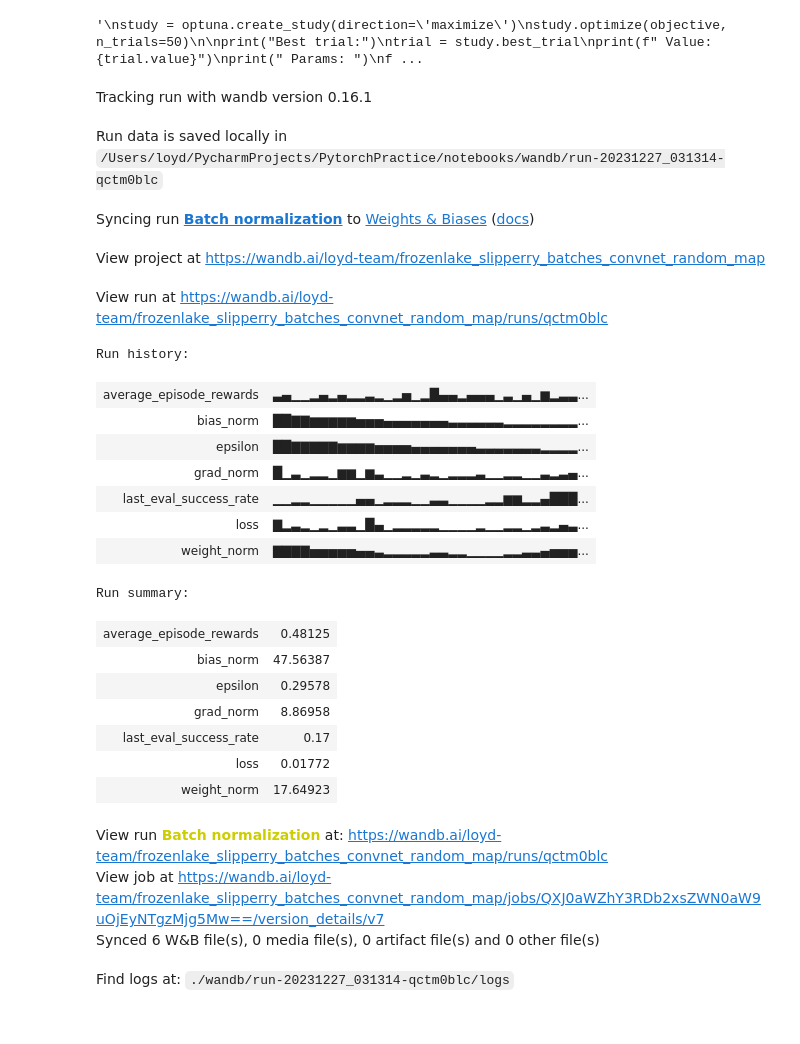
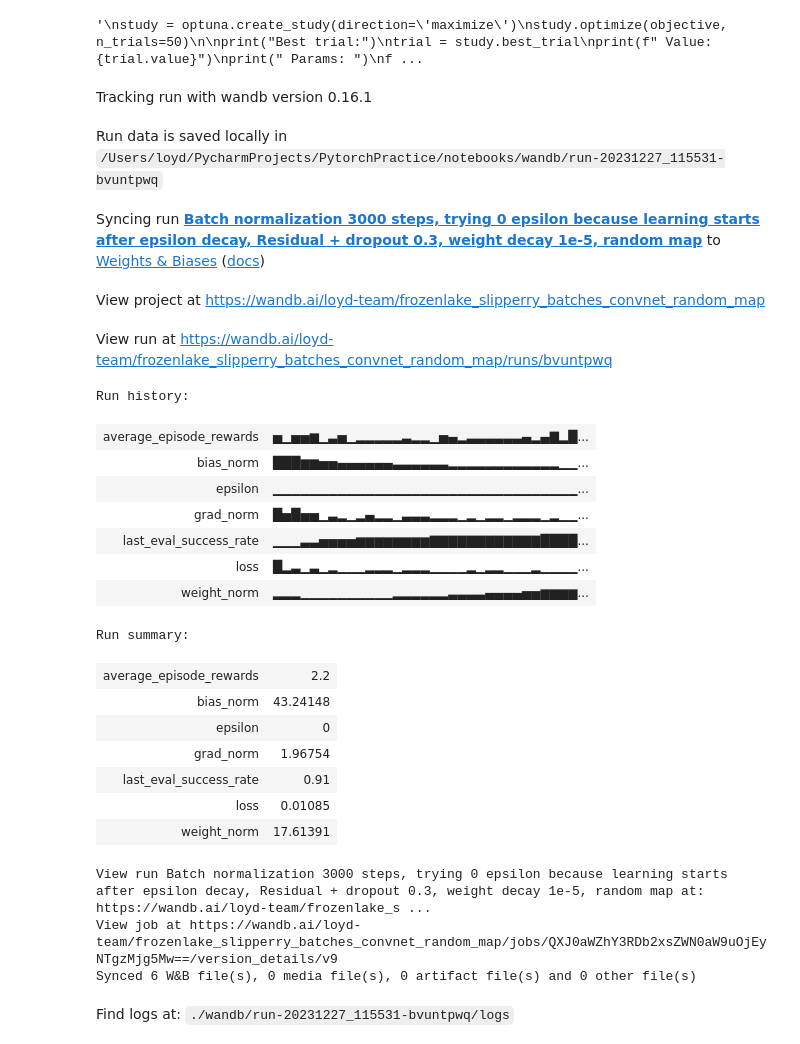
Before and after one commit to Looyyd/PytorchPractice, a Jupyter notebook: notebooks/ice_agent.ipynb, the cells around one changed output. Cells and saved outputs as stored; diff of their text form; code cells hidden in the pictures.

```diff
--- a/notebooks/ice_agent.ipynb
+++ b/notebooks/ice_agent.ipynb
@@ -76,13 +96,16 @@ print(env.desc)
  [b'F' b'F' b'F' b'H']
  [b'H' b'F' b'F' b'G']]
 # %%
-def calculate_intermediate_reward(current_state, next_state, env, visited_states, forward_step_reward=0, visited_step_reward=0):
+def calculate_intermediate_reward(current_state, next_state, env, visited_states, forward_step_reward=0, visited_step_reward=0, in_place_reward=0):
     """
     Calculate intermediate reward based on movement towards the goal.
     """
-    if next_state in visited_states:
+    if next_state == current_state:
+        return in_place_reward
+    elif next_state in visited_states:
         return visited_step_reward
-    return forward_step_reward if next_state > current_state else 0
+    else:
+        return forward_step_reward if next_state > current_state else 0
 
 
 def create_vectorized_environments(env_name, n_envs, random_map, is_slippery):
@@ -93,7 +116,7 @@ def create_vectorized_environments(env_name, n_envs, random_map, is_slippery):
     return envs
 
 # Training Function
-def train_model(model, optimizer, loss_fn, gamma, epsilon_start, epsilon_decay, num_episodes, device, n_states, random_map=False, is_slippery=False, hole_reward=-1, forward_step_reward=0, visited_step_reward=0):
+def train_model(model, optimizer, loss_fn, gamma, epsilon_start, epsilon_decay, num_episodes, device, n_states, random_map=False, is_slippery=False, hole_reward=-1, forward_step_reward=0, visited_step_reward=0, in_place_reward=0):
     n_envs = 8
     max_steps = 4 * 4 * 4 # 4x the number of states seems like a reasonable upper bound
     epsilon = epsilon_start
@@ -160,7 +183,7 @@ def train_model(model, optimizer, loss_fn, gamma, epsilon_start, epsilon_decay,
                     reward = hole_reward
                 else:
                     # Additional logic to calculate reward for moving towards the goal
-                    reward += calculate_intermediate_reward(states[ongoing_indices[i]], next_state, env, visited_states, forward_step_reward, visited_step_reward)
+                    reward += calculate_intermediate_reward(states[ongoing_indices[i]], next_state, env, visited_states, forward_step_reward, visited_step_reward, in_place_reward)
 
                 next_states.append(next_state)
                 rewards.append(reward)
@@ -333,51 +356,54 @@ for key, value in trial.params.items():
 # Hyperparameters
 learning_rate = 0.0001
 gamma = 0.99
-epsilon = 0.8
-epsilon_decay = 0.99
+epsilon = 0
+epsilon_decay = 0.9
+weight_decay = 1e-5
+dropout_p = 0.3
 # %%
 random_map = True
 is_slippery = False
 # %%
 # Train the model
-num_episodes = 200
+num_episodes = 3000
 n_actions = env.action_space.n
 n_states = env.observation_space.n
-model = ConvNet(n_states, n_actions).to(device)
-optimizer = optim.Adam(model.parameters(), lr=learning_rate)
+model = ConvNet(n_states, n_actions, dropout_p=dropout_p).to(device)
+optimizer = optim.Adam(model.parameters(), lr=learning_rate, weight_decay=weight_decay)
 loss_fn = nn.MSELoss()
 wandb.init(project="frozenlake_slipperry_batches_convnet_random_map",
-           name=f"Batch normalization",
+           name=f"Batch normalization 3000 steps, trying 0 epsilon because learning starts after epsilon decay, Residual + dropout 0.3, weight decay 1e-5, random map",
            reinit=True)
 model = train_model(model, optimizer, loss_fn, gamma, epsilon, epsilon_decay, num_episodes, device, n_states,
                     random_map=random_map, is_slippery=is_slippery,
-                    forward_step_reward=0.05,
+                    forward_step_reward=0.2,
                     visited_step_reward=0,
-                    hole_reward=0)
+                    hole_reward=-0.1,
+                    in_place_reward=-0.05)
 wandb.finish()
 # %% [output]
 Tracking run with wandb version 0.16.1
-Run data is saved locally in /Users/loyd/PycharmProjects/PytorchPractice/notebooks/wandb/run-20231227_031314-qctm0blc
+Run data is saved locally in /Users/loyd/PycharmProjects/PytorchPractice/notebooks/wandb/run-20231227_115531-bvuntpwq
-Syncing run Batch normalization to Weights & Biases (docs)
+Syncing run Batch normalization 3000 steps, trying 0 epsilon because learning starts after epsilon decay, Residual + dropout 0.3, weight decay 1e-5, random map to Weights & Biases (docs)
 View project at https://wandb.ai/loyd-team/frozenlake_slipperry_batches_convnet_random_map
-View run at https://wandb.ai/loyd-team/frozenlake_slipperry_batches_convnet_random_map/runs/qctm0blc
+View run at https://wandb.ai/loyd-team/frozenlake_slipperry_batches_convnet_random_map/runs/bvuntpwq
 Run history:
-| average_episode_rewards | ▃▄▁▁▂▄▂▄▂▂▃▂▁▂▅▁▂█▄▄▂▄▄▄▁▃▁▄▁▆▂▃▃... |
-| bias_norm | ██▇▇▆▆▆▆▆▅▅▅▄▄▄▄▄▄▄▃▃▃▃▃▃▂▂▂▂▂▂▂▂... |
-| epsilon | ██▇▇▇▇▇▆▆▆▆▅▅▅▅▄▄▄▄▄▄▄▃▃▃▃▃▃▃▂▂▂▂... |
-| grad_norm | █▁▃▁▂▂▁▆▆▁▆▃▁▁▂▁▃▂▁▂▂▂▃▁▁▂▂▁▁▃▂▃▄... |
-| last_eval_success_rate | ▁▁▂▂▁▁▁▁▁▄▄▁▂▂▂▁▁▃▃▁▁▁▁▂▂▆▆▂▂▄███... |
-| loss | ▇▂▃▂▁▂▁▃▃▁█▄▁▂▂▂▂▂▁▁▁▁▂▁▁▂▂▁▂▃▂▄▃... |
-| weight_norm | ▇▇▇▇▅▅▅▅▅▄▄▃▂▂▂▂▂▃▃▂▂▁▁▁▁▂▂▃▃▄▅▅▅... |
+| average_episode_rewards | ▅▁▅▅▆▁▃▅▁▂▂▂▂▂▃▂▂▁▅▄▂▃▃▃▃▃▃▄▂▄▇▂█... |
+| bias_norm | ███▆▆▅▅▄▄▄▄▄▄▃▃▃▃▃▃▂▂▂▂▂▂▂▂▂▂▂▂▁▁... |
+| epsilon | ▁▁▁▁▁▁▁▁▁▁▁▁▁▁▁▁▁▁▁▁▁▁▁▁▁▁▁▁▁▁▁▁▁... |
+| grad_norm | █▅█▅▅▁▃▂▁▂▄▂▂▁▃▃▃▂▂▂▁▂▁▂▂▁▂▂▂▁▂▁▁... |
+| last_eval_success_rate | ▁▁▁▃▃▅▅▅▅▆▆▆▆▆▆▆▆▇▇▇▇▇▇▇▇▇▇▇▇████... |
+| loss | █▂▃▁▃▁▂▁▁▁▂▂▂▁▂▂▂▁▁▁▁▂▁▂▂▁▁▁▂▁▁▁▁... |
+| weight_norm | ▂▂▂▁▁▁▁▁▁▁▁▁▁▂▂▂▂▂▂▃▃▃▃▄▄▄▄▅▅▆▆▆▆... |
 Run summary:
-| average_episode_rewards | 0.48125 |
-| bias_norm | 47.56387 |
-| epsilon | 0.29578 |
-| grad_norm | 8.86958 |
-| last_eval_success_rate | 0.17 |
-| loss | 0.01772 |
-| weight_norm | 17.64923 |
+| average_episode_rewards | 2.2 |
+| bias_norm | 43.24148 |
+| epsilon | 0 |
+| grad_norm | 1.96754 |
+| last_eval_success_rate | 0.91 |
+| loss | 0.01085 |
+| weight_norm | 17.61391 |
+View run Batch normalization 3000 steps, trying 0 epsilon because learning starts after epsilon decay, Residual + dropout 0.3, weight decay 1e-5, random map at: https://wandb.ai/loyd-team/frozenlake_s ...
+View job at https://wandb.ai/loyd-team/frozenlake_slipperry_batches_convnet_random_map/jobs/QXJ0aWZhY3RDb2xsZWN0aW9uOjEyNTgzMjg5Mw==/version_details/v9
+Synced 6 W&B file(s), 0 media file(s), 0 artifact file(s) and 0 other file(s)
-View run Batch normalization at: https://wandb.ai/loyd-team/frozenlake_slipperry_batches_convnet_random_map/runs/qctm0blc
-View job at https://wandb.ai/loyd-team/frozenlake_slipperry_batches_convnet_random_map/jobs/QXJ0aWZhY3RDb2xsZWN0aW9uOjEyNTgzMjg5Mw==/version_details/v7
-Synced 6 W&B file(s), 0 media file(s), 0 artifact file(s) and 0 other file(s)
+Find logs at: ./wandb/run-20231227_115531-bvuntpwq/logs
-Find logs at: ./wandb/run-20231227_031314-qctm0blc/logs
```
Also changed, not shown: parts of 4 cells of this notebook.
